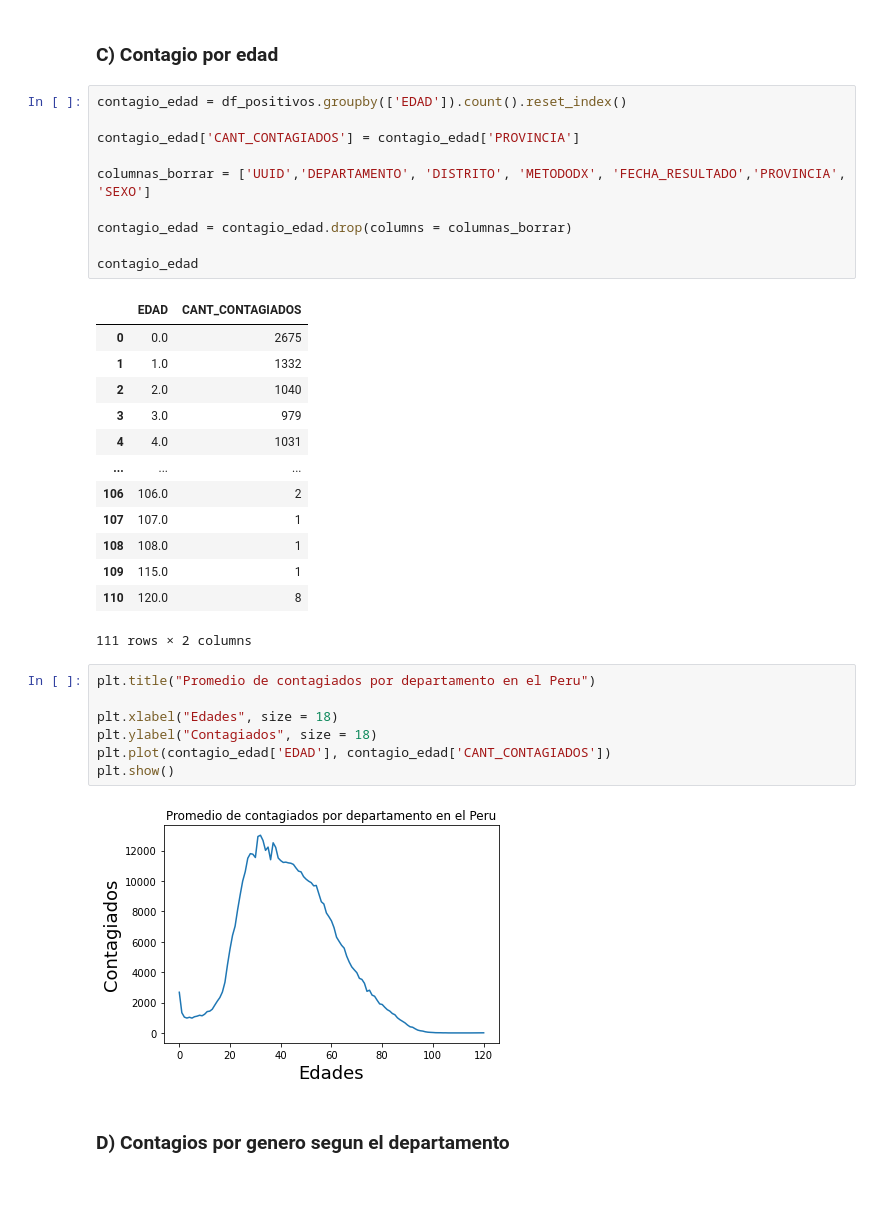
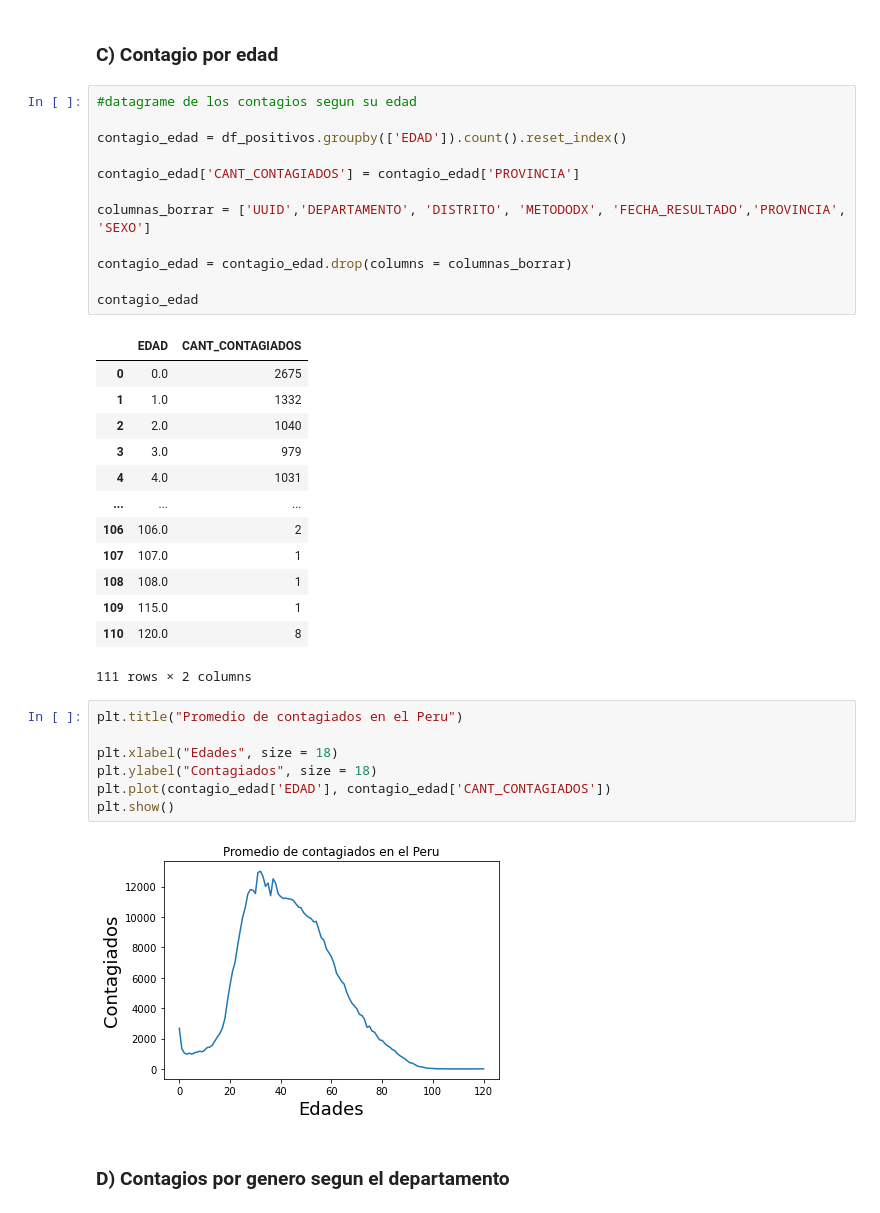
Before and after one commit to KlausM23/EDA-Covid-Peru, a Jupyter notebook: notebooks/analisis_positivos.ipynb, the cells around one changed output. Drawn from its saved outputs; the diff is of its cells as text.

```diff
--- a/notebooks/analisis_positivos.ipynb
+++ b/notebooks/analisis_positivos.ipynb
@@ -102,6 +104,8 @@ plt.show()
 # %% [markdown]
 ### C) Contagio por edad
 # %%
+#datagrame de los contagios segun su edad
+
 contagio_edad = df_positivos.groupby(['EDAD']).count().reset_index()
 
 contagio_edad['CANT_CONTAGIADOS'] = contagio_edad['PROVINCIA']
@@ -126,14 +130,14 @@ contagio_edad
 | 110 | 120.0 | 8 |
 111 rows × 2 columns
 # %%
-plt.title("Promedio de contagiados por departamento en el Peru")
+plt.title("Promedio de contagiados en el Peru")
 
 plt.xlabel("Edades", size = 18)
 plt.ylabel("Contagiados", size = 18)
 plt.plot(contagio_edad['EDAD'], contagio_edad['CANT_CONTAGIADOS'])
 plt.show()
 # %% [output]
-[figure, old version]
+[figure, new version]
 # %% [markdown]
 ### D) Contagios por genero segun el departamento
 # %%
```
Also changed, not shown: parts of 2 cells of this notebook, 1 other file.
